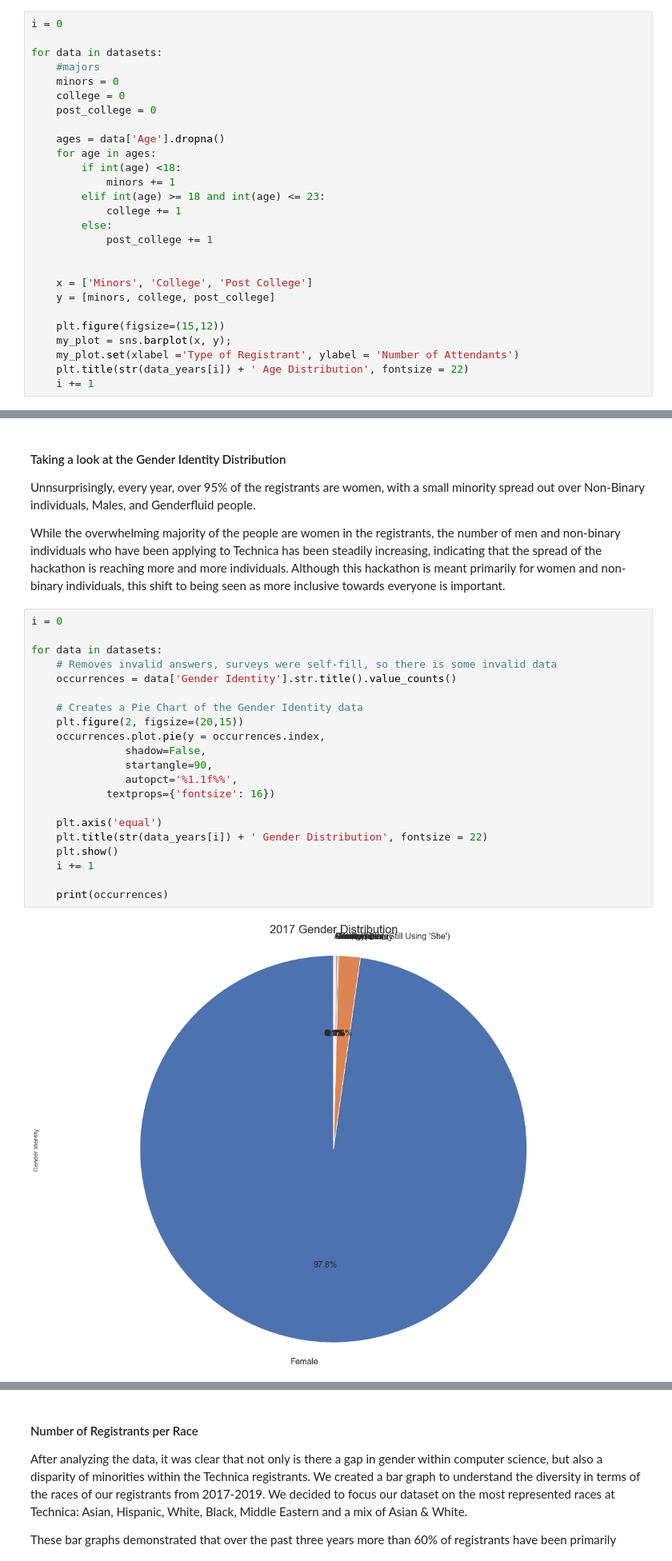
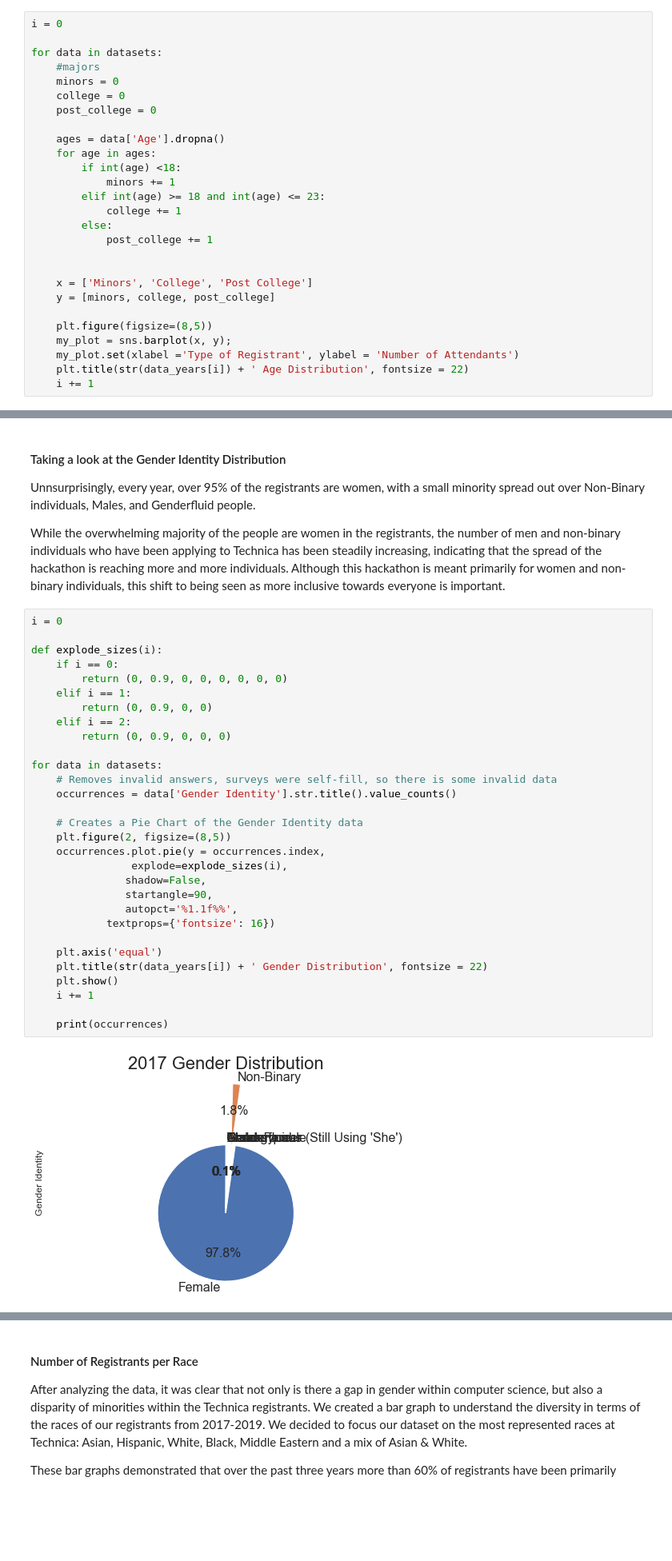
Before and after one commit to sofiaFern/datascience_320_project, a Jupyter notebook: final_technica_proj.ipynb, the cells around one changed output, grey strips where cells are left out. Shown at 80% size. Cells and saved outputs as stored; diff of their text form; blank space fills up the shorter version.

```diff
--- a/final_technica_proj.ipynb
+++ b/final_technica_proj.ipynb
@@ -199,7 +199,7 @@ for data in datasets:
     x = ['Minors', 'College', 'Post College']
     y = [minors, college, post_college]
 
-    plt.figure(figsize=(15,12))
+    plt.figure(figsize=(8,5))
     my_plot = sns.barplot(x, y);
     my_plot.set(xlabel ='Type of Registrant', ylabel = 'Number of Attendants')
     plt.title(str(data_years[i]) + ' Age Distribution', fontsize = 22)
@@ -239,27 +239,36 @@ Unnsurprisingly, every year, over 95% of the registrants are women, with a small
 While the overwhelming majority of the people are women in the registrants, the number of men and non-binary individuals who have been applying to Technica has been steadily increasing, indicating that the spread of the hackathon is reaching more and more individuals. Although this hackathon is meant primarily for women and non-binary individuals, this shift to being seen as more inclusive towards everyone is important.
 # %%
 i = 0
+
+def explode_sizes(i):
+    if i == 0:
+        return (0, 0.9, 0, 0, 0, 0, 0, 0)
+    elif i == 1:
+        return (0, 0.9, 0, 0)
+    elif i == 2:
+        return (0, 0.9, 0, 0, 0)
 
 for data in datasets:
     # Removes invalid answers, surveys were self-fill, so there is some invalid data
     occurrences = data['Gender Identity'].str.title().value_counts()
 
     # Creates a Pie Chart of the Gender Identity data
-    plt.figure(2, figsize=(20,15))
+    plt.figure(2, figsize=(8,5))
     occurrences.plot.pie(y = occurrences.index,
+                explode=explode_sizes(i),
                shadow=False,
                startangle=90,
                autopct='%1.1f%%',
             textprops={'fontsize': 16})
 
     plt.axis('equal')
     plt.title(str(data_years[i]) + ' Gender Distribution', fontsize = 22)
     plt.show()
     i += 1
 
     print(occurrences)
 # %% [output]
-[figure, old version]
+[figure, new version]
 Female                             1843
 Non-Binary                           34
 Male                                  2
```
Also changed, not shown: parts of 8 cells of this notebook, 2 other files.
